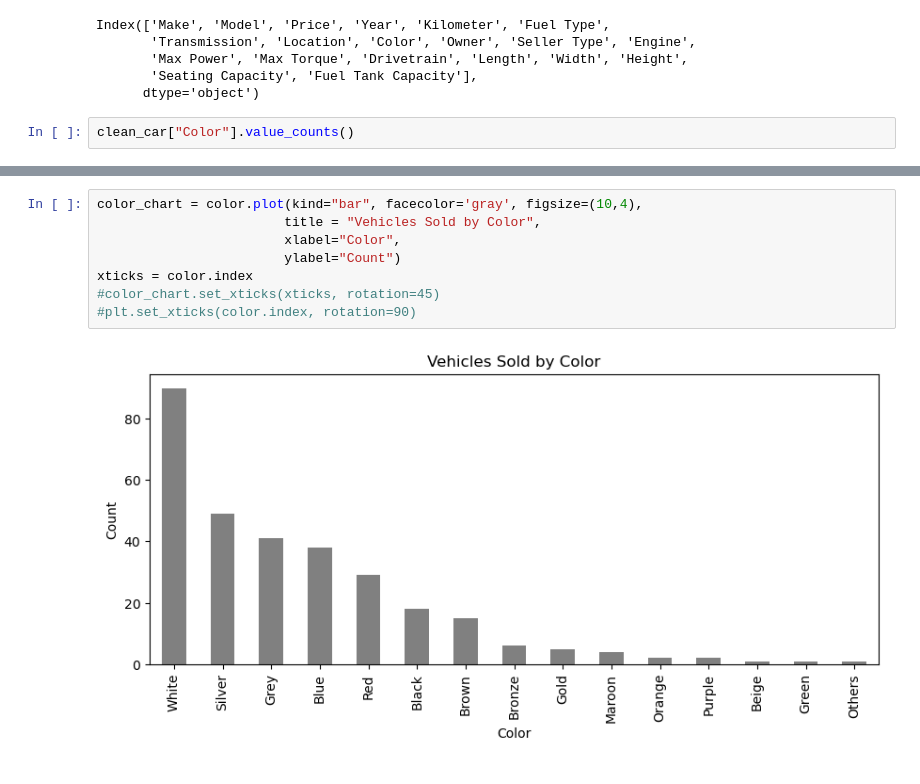
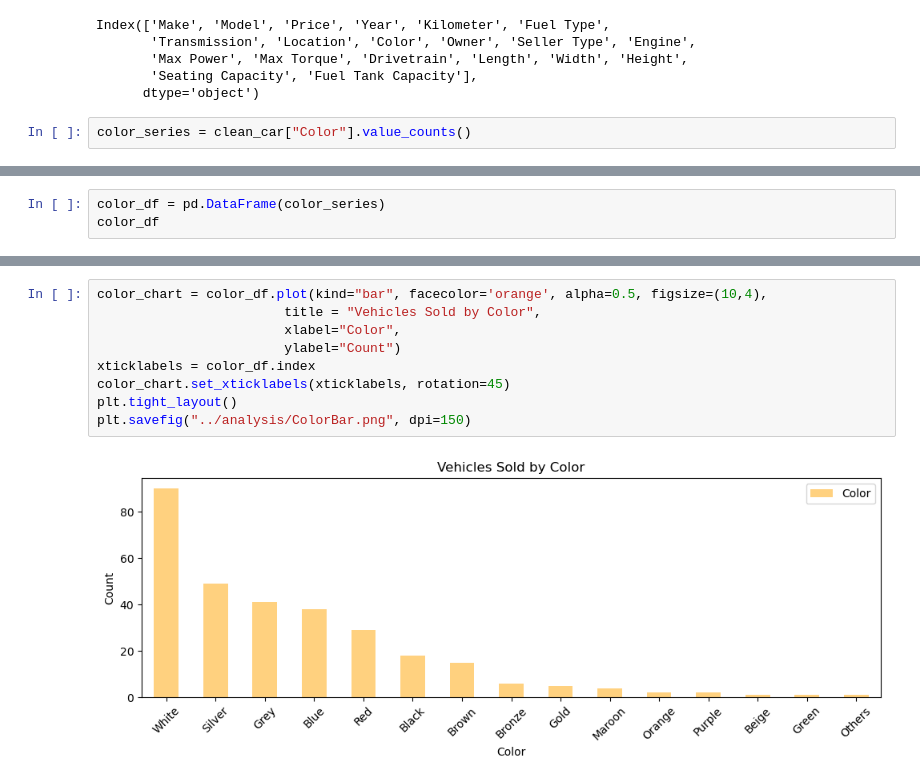
Before and after one commit to cassiegraf/project1, a Jupyter notebook: analysis/analysis.ipynb, the cells around one changed output, grey strips where cells are left out. Saved outputs shown, nothing was run; the diff lists cells and outputs as text.

```diff
--- a/analysis/analysis.ipynb
+++ b/analysis/analysis.ipynb
@@ -124,4 +124,4 @@ Index(['Make', 'Model', 'Price', 'Year', 'Kilometer', 'Fuel Type',
        'Seating Capacity', 'Fuel Tank Capacity'],
       dtype='object')
 # %%
-clean_car["Color"].value_counts()
+color_series = clean_car["Color"].value_counts()
@@ -188,0 +128,3 @@ Name: Color, dtype: int64
+# %%
+color_df = pd.DataFrame(color_series)
+color_df
@@ -189,10 +161,11 @@ Name: Color, dtype: int64
 # %%
-color_chart = color.plot(kind="bar", facecolor='gray', figsize=(10,4),
+color_chart = color_df.plot(kind="bar", facecolor='orange', alpha=0.5, figsize=(10,4),
                         title = "Vehicles Sold by Color",
                         xlabel="Color",
                         ylabel="Count")
-xticks = color.index
-#color_chart.set_xticks(xticks, rotation=45)
-#plt.set_xticks(color.index, rotation=90)
+xticklabels = color_df.index
+color_chart.set_xticklabels(xticklabels, rotation=45)
+plt.tight_layout()
+plt.savefig("../analysis/ColorBar.png", dpi=150)
 # %% [output]
-[figure, old version]
+[figure, new version]
```
Also changed, not shown: parts of 8 cells of this notebook, 2 other files.
